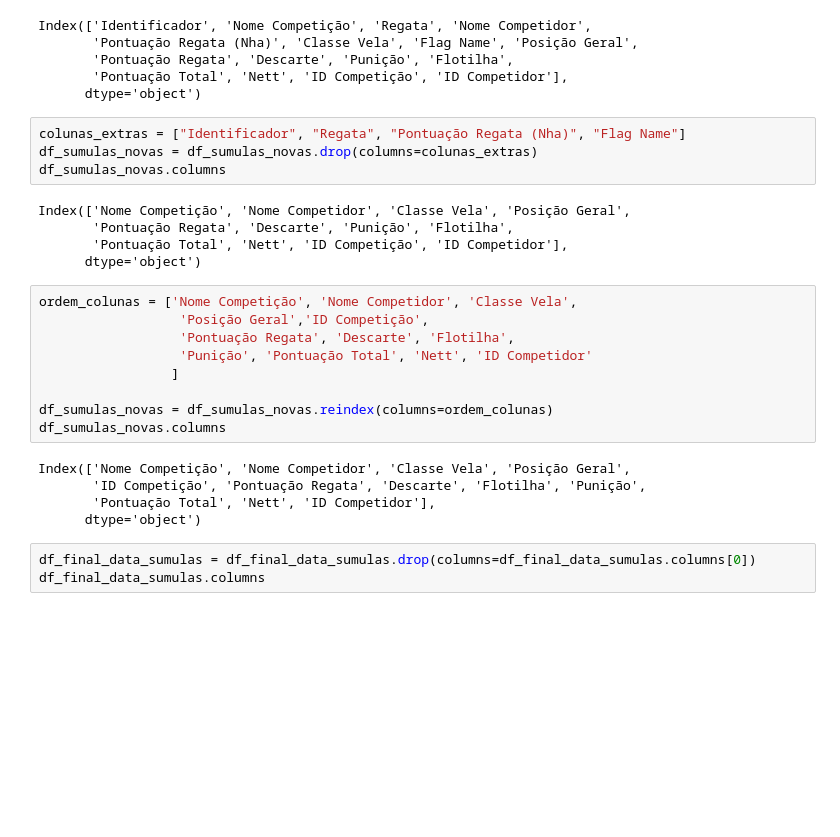
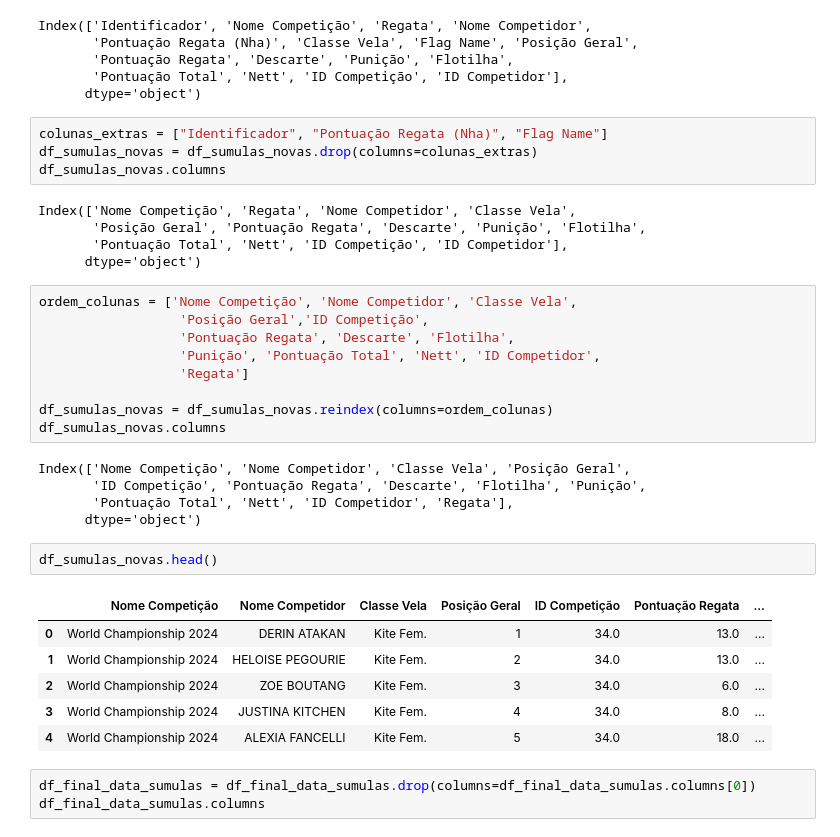
Before and after one commit to Gab-Mel/sailing-rankings-2024.1, a Jupyter notebook: MergeFinal.ipynb, the cells around one changed output. Drawn from its saved outputs; the diff is of its cells as text; blank space fills up the shorter version.

```diff
--- a/MergeFinal.ipynb
+++ b/MergeFinal.ipynb
@@ -192,28 +185,37 @@ Index(['Identificador', 'Nome Competição', 'Regata', 'Nome Competidor',
        'Pontuação Total', 'Nett', 'ID Competição', 'ID Competidor'],
       dtype='object')
 # %%
-colunas_extras = ["Identificador", "Regata", "Pontuação Regata (Nha)", "Flag Name"]
+colunas_extras = ["Identificador", "Pontuação Regata (Nha)", "Flag Name"]
 df_sumulas_novas = df_sumulas_novas.drop(columns=colunas_extras)
 df_sumulas_novas.columns
 # %% [output]
-Index(['Nome Competição', 'Nome Competidor', 'Classe Vela', 'Posição Geral',
-       'Pontuação Regata', 'Descarte', 'Punição', 'Flotilha',
+Index(['Nome Competição', 'Regata', 'Nome Competidor', 'Classe Vela',
+       'Posição Geral', 'Pontuação Regata', 'Descarte', 'Punição', 'Flotilha',
        'Pontuação Total', 'Nett', 'ID Competição', 'ID Competidor'],
       dtype='object')
 # %%
 ordem_colunas = ['Nome Competição', 'Nome Competidor', 'Classe Vela',
                   'Posição Geral','ID Competição',
                   'Pontuação Regata', 'Descarte', 'Flotilha',
-                  'Punição', 'Pontuação Total', 'Nett', 'ID Competidor'
-                 ]
+                  'Punição', 'Pontuação Total', 'Nett', 'ID Competidor',
+                  'Regata']
 
 df_sumulas_novas = df_sumulas_novas.reindex(columns=ordem_colunas)
 df_sumulas_novas.columns
 # %% [output]
 Index(['Nome Competição', 'Nome Competidor', 'Classe Vela', 'Posição Geral',
        'ID Competição', 'Pontuação Regata', 'Descarte', 'Flotilha', 'Punição',
-       'Pontuação Total', 'Nett', 'ID Competidor'],
+       'Pontuação Total', 'Nett', 'ID Competidor', 'Regata'],
       dtype='object')
+# %%
+df_sumulas_novas.head()
+# %% [output]
+|  | Nome Competição | Nome Competidor | Classe Vela | Posição Geral | ID Competição | Pontuação Regata | ... |
+| 0 | World Championship 2024 | DERIN ATAKAN | Kite Fem. | 1 | 34.0 | 13.0 | ... |
+| 1 | World Championship 2024 | HELOISE PEGOURIE | Kite Fem. | 2 | 34.0 | 13.0 | ... |
+| 2 | World Championship 2024 | ZOE BOUTANG | Kite Fem. | 3 | 34.0 | 6.0 | ... |
+| 3 | World Championship 2024 | JUSTINA KITCHEN | Kite Fem. | 4 | 34.0 | 8.0 | ... |
+| 4 | World Championship 2024 | ALEXIA FANCELLI | Kite Fem. | 5 | 34.0 | 18.0 | ... |
 # %%
 df_final_data_sumulas = df_final_data_sumulas.drop(columns=df_final_data_sumulas.columns[0])
 df_final_data_sumulas.columns
```
Also changed, not shown: parts of 5 cells of this notebook, 5 other files.
